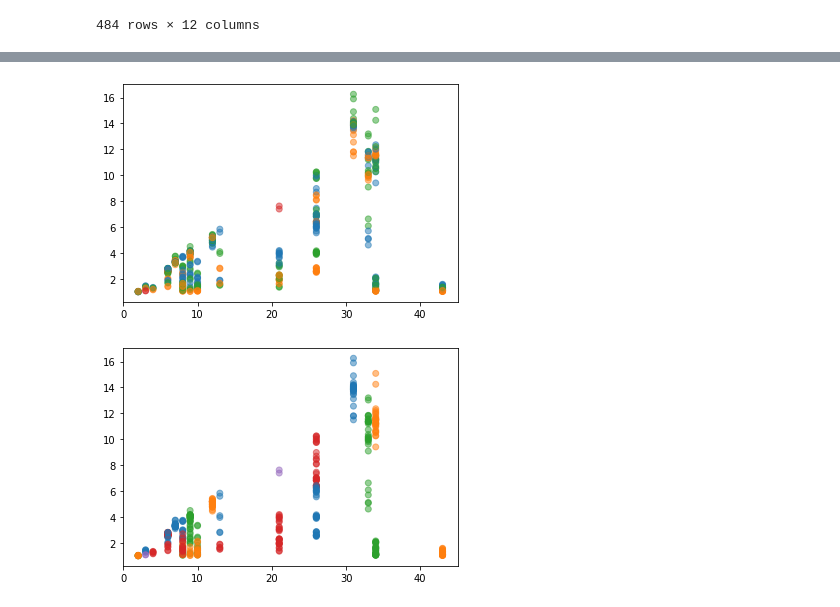
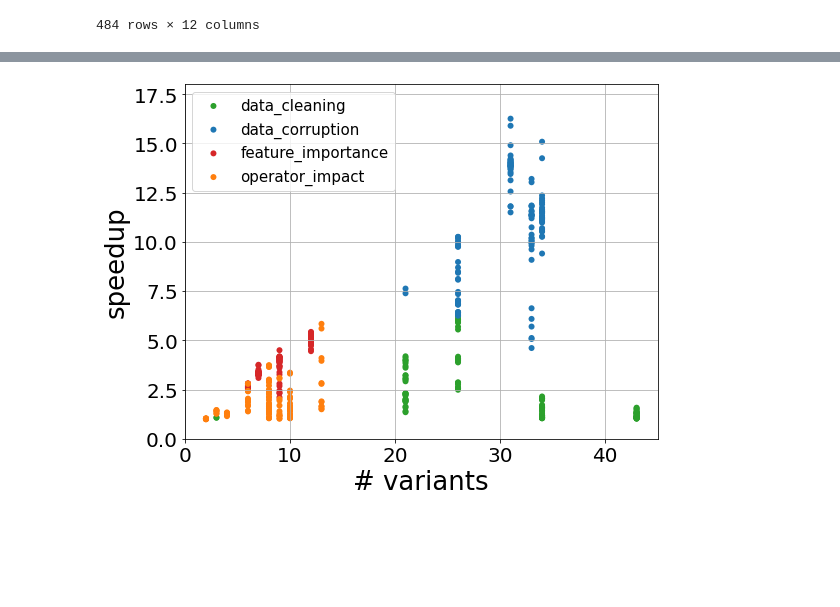
Before and after one commit to stefan-grafberger/mlwhatif, a Jupyter notebook: experiments/end_to_end/plot-benchmark-results--end-to-end.ipynb, the cells around one changed output, grey strips where cells are left out. Drawn from its saved outputs; the diff is of its cells as text; code cells hidden in the pictures; blank space fills up the shorter version.

Commit message:
WIP: Exploring the data a bit

```diff
--- a/experiments/end_to_end/plot-benchmark-results--end-to-end.ipynb
+++ b/experiments/end_to_end/plot-benchmark-results--end-to-end.ipynb
@@ -173,23 +142,36 @@ speedup_scatter_plot(x, y, colors)
-# %%
-color_map = {
-    'logistic_regression': 'tab:blue',
-    'xgboost': 'tab:green',
-    'neural_network': 'tab:orange',
-    'image': 'tab:red'
-}
-colors = median_results['model'].map(color_map)
-speedup_scatter_plot(x, y, colors)
-# %% [output]
-[figure, removed]
-# %%
-color_map = {
-    'healthcare': 'tab:blue',
-    'folktables': 'tab:green',
-    'cardio': 'tab:orange',
-    'reviews': 'tab:red',
-    'sneakers': 'tab:purple',
-}
-colors = median_results['dataset'].map(color_map)
-speedup_scatter_plot(x, y, colors)
-# %% [output]
-[figure, removed]
+# %%
+def speedup_scatter_plot(data, title, x_column, y_column, groupby_column):
+    unique_groupby_values = list(data[groupby_column].unique())
+    unique_groupby_values.sort()
+    colors = ['tab:green', 'tab:blue', 'tab:red', 'tab:orange', 'tab:pink', 'tab:purple']
+    colors_and_values = list(zip(colors, unique_groupby_values))
+    fig, ax = plt.subplots()
+    for color, groupby_value in colors_and_values:
+        filtered_data = data[data[groupby_column] == groupby_value]
+        x = filtered_data[x_column]
+        y = filtered_data[y_column]
+        ax.scatter(x, y, c=color, label=groupby_value,
+                   alpha=1., edgecolors='none')
+    ax.legend(fontsize=15, ncol=1)
+    ax.grid(True)
+    plt.ylabel('speedup', fontsize=26)
+    plt.ylim(0, 18)
+    plt.xlabel('# variants', fontsize=26)
+    plt.xlim(0, 45)
+
+    plt.tick_params(axis='both', which='major', labelsize=20)
+    plt.tick_params(axis='both', which='minor', labelsize=20)
+
+    plt.gcf().set_size_inches(8, 6)
+    plt.tight_layout()
+
+    current_directory = os.getcwd()
+    output_directory = os.path.join(current_directory, r'figures')
+    if not os.path.exists(output_directory):
+        os.makedirs(output_directory)
+    plt.gcf().savefig(f'./figures/{title}.pdf', dpi=300)
+    plt.show()
+# %%
+speedup_scatter_plot(median_results, 'speedups_per_scenario', 'variant_count_including_orig', 'median_speedup', 'scenario')
+# %% [output]
+[figure, added]
```
Also changed, not shown: parts of 6 cells of this notebook, 4 other files.
